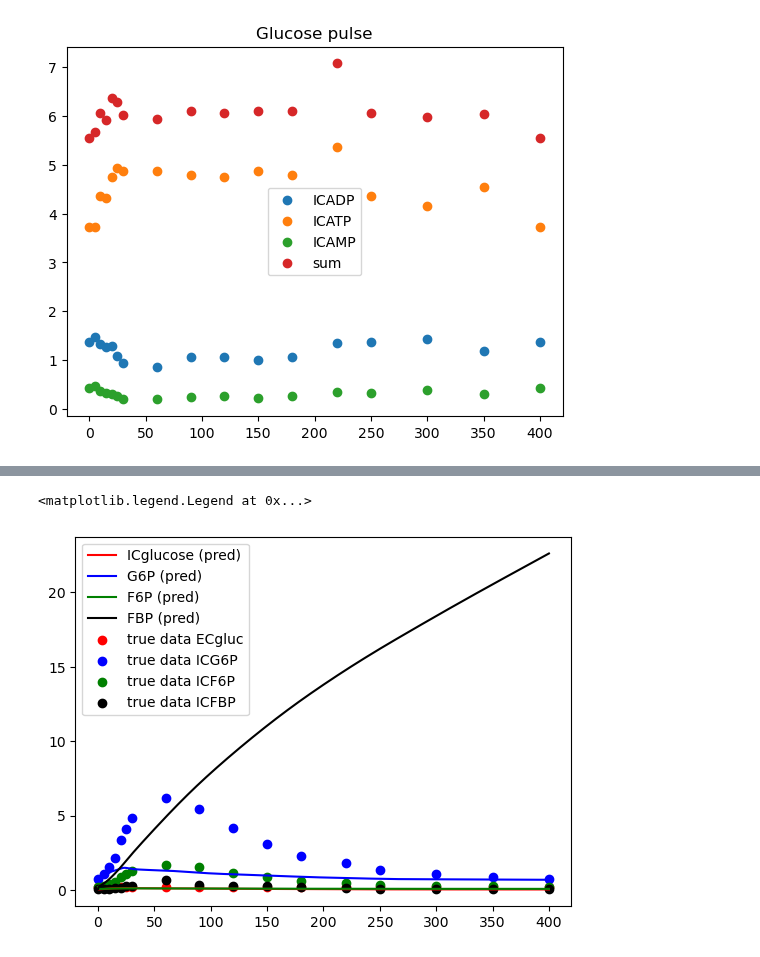
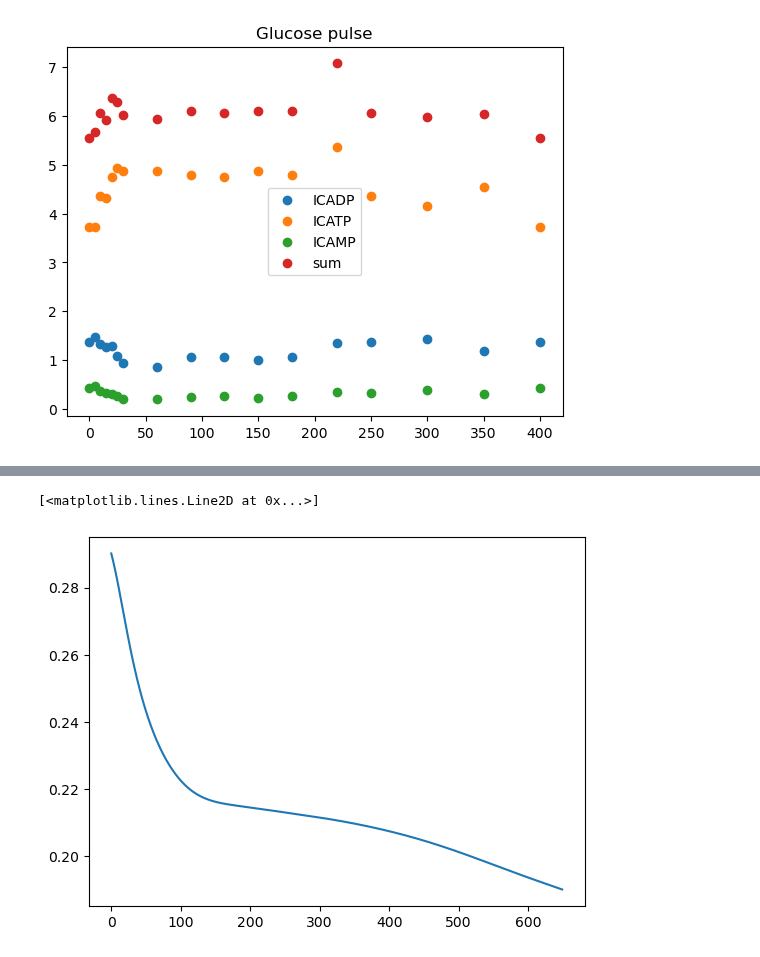
Before and after one commit to mahdi-shafiei/jaxkineticmodel, a Jupyter notebook: scripts/3007_modeling_glycolysis.ipynb, the cells around one changed output, grey strips where cells are left out. Saved outputs shown, nothing was run; the diff lists cells and outputs as text; code cells hidden in the pictures.

```diff
--- a/scripts/3007_modeling_glycolysis.ipynb
+++ b/scripts/3007_modeling_glycolysis.ipynb
@@ -162,0 +669,30 @@ n_parameters 43
+# %%
+met_names=['ICG1P',"ICT6P","ICtreh",'ICglucose','ICG6P','ICF6P',"ICFBP","ICDHAP","ICG3P","ICglyc","ICGAP","ICBPG","IC3PG","IC2PG","ICPEP","ICNADH","ICNAD"]
+params_init=params
+lr=1e-3
+optimizer = optax.adabelief(lr)
+clip_by_global=optax.clip_by_global_norm(np.log(5))
+optimizer = optax.chain(optimizer,clip_by_global)
+opt_state = optimizer.init(params_init)
+
+loss_per_iter=[]
+print("round 3")
+# alpha1=np.linspace(0.2,1.0,2500)
+for step in range(1000):
+    opt_state,params_init,loss,grads=update_log(opt_state,params_init,time_points,
+                                                jnp.array(glycolysis_data[met_names]))
+
+    loss_per_iter.append(float(loss))
+    if step% 50==0:
+
+#           # Scale step to range [0, 1]
+#         # print(f"global norm: {global_norm(grads)}")
+        print(f"Step {step}, Loss {loss}")
+
+
+
+
+
+# for step in range(1000):
+#     opt_state,params_init2,loss,grads=update_log(opt_state,params_init2,time_points[0:7],jnp.array(glycolysis_data['ICglucose'])[0:3])
+#     print(loss)
@@ -163,3 +735,9 @@ n_parameters 43
+# %%
+plt.plot(loss_per_iter)
+# plt.yscale("symlog")
+# %% [output]
+[<matplotlib.lines.Line2D at 0x...>]
+[figure, added]
 # %%
 class glycolysis():
     def __init__(self,
@@ -239,19 +863,0 @@ sol = diffrax.diffeqsolve(term, solver, t0=ts[0], t1=ts[-1],
-# %%
-plt.plot(sol.ts,sol.ys[:,0],label="ICglucose (pred)",c="red")
-plt.plot(sol.ts,sol.ys[:,1],label="G6P (pred)",c="blue")
-plt.plot(sol.ts,sol.ys[:,2],label="F6P (pred)",c="green")
-plt.plot(sol.ts,sol.ys[:,3],label="FBP (pred)",c="black")
-# plt.plot(sol.ts,sol.ys[:,2],label="F6P (pred)",c="gree/n")
-# plt.plot(sol.ts,sol.ys[:,2],label="G1P (pred)",c="green")
-# plt.plot(new_ts,EC_glucose_interpolation_cubic.evaluate(t0=new_ts),label="cubic interpolation")
-# plt.plot(new_ts,ECtreh_interpolation_cubic.evaluate(t0=new_ts),label="cubic interpolation")
-plt.scatter(time_points,glycolysis_data['ICglucose'],label="true data ECgluc",c="red")
-plt.scatter(time_points,glycolysis_data['ICG6P'],label="true data ICG6P",c="blue")
-plt.scatter(time_points,glycolysis_data['ICF6P'],label="true data ICF6P",c="green")
-plt.scatter(time_points,glycolysis_data['ICFBP'],label="true data ICFBP",c="black")
-# plt.scatter(time_points,glycolysis_data['G6P'],label="true data ICgluc")
-plt.legend()
-# plt.yscale("log")
-# %% [output]
-<matplotlib.legend.Legend at 0x...>
-[figure, removed]
```
Also changed, not shown: parts of 23 cells of this notebook, 6 other files.
